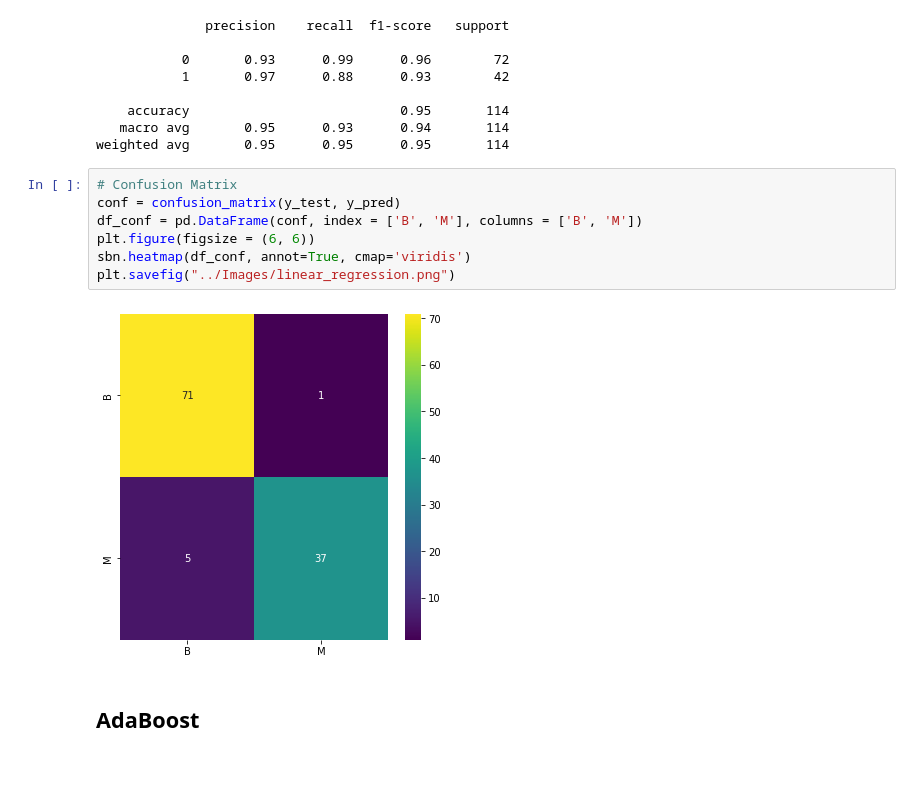
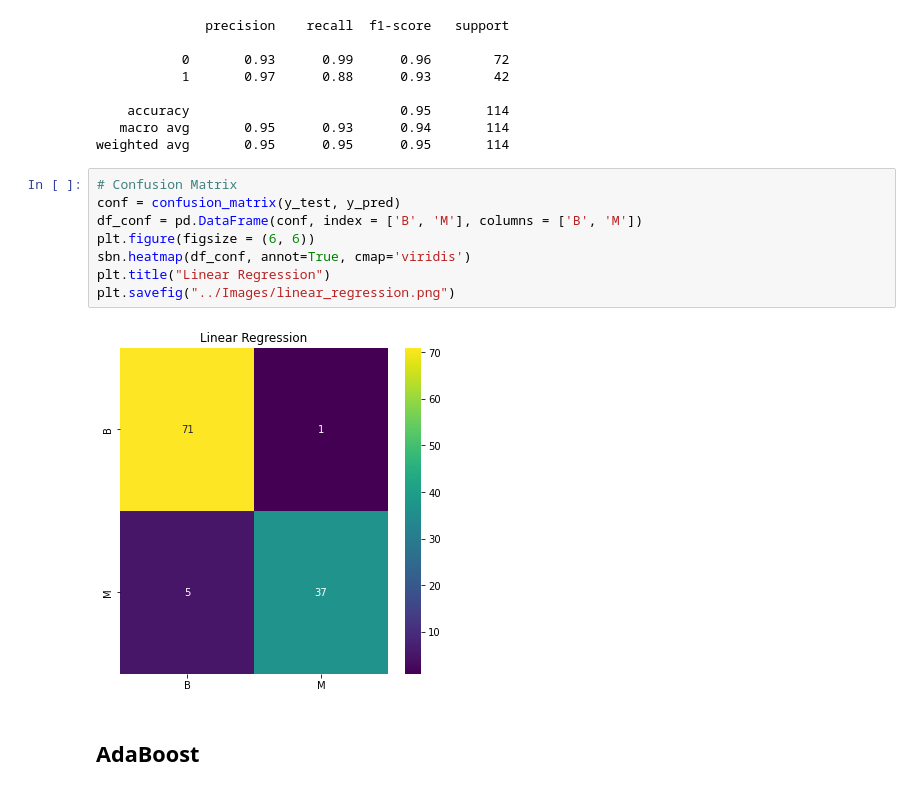
Before and after one commit to NomanS295/FINAL-PROJECT, a Jupyter notebook: Analysis/machine_learning.ipynb, the cells around one changed output. Saved outputs shown, nothing was run; the diff lists cells and outputs as text.

Commit message:
adding more ML information to ReadME and images

```diff
--- a/Analysis/machine_learning.ipynb
+++ b/Analysis/machine_learning.ipynb
@@ -130,12 +130,13 @@ weighted avg       0.95      0.95      0.95       114
 # %%
 # Confusion Matrix
 conf = confusion_matrix(y_test, y_pred)
 df_conf = pd.DataFrame(conf, index = ['B', 'M'], columns = ['B', 'M'])
 plt.figure(figsize = (6, 6))
 sbn.heatmap(df_conf, annot=True, cmap='viridis')
+plt.title("Linear Regression")
 plt.savefig("../Images/linear_regression.png")
 # %% [output]
-[figure, old version]
+[figure, new version]
 # %% [markdown]
 ## AdaBoost
 # %%
```
Also changed, not shown: parts of 2 cells of this notebook, 1 other file.
